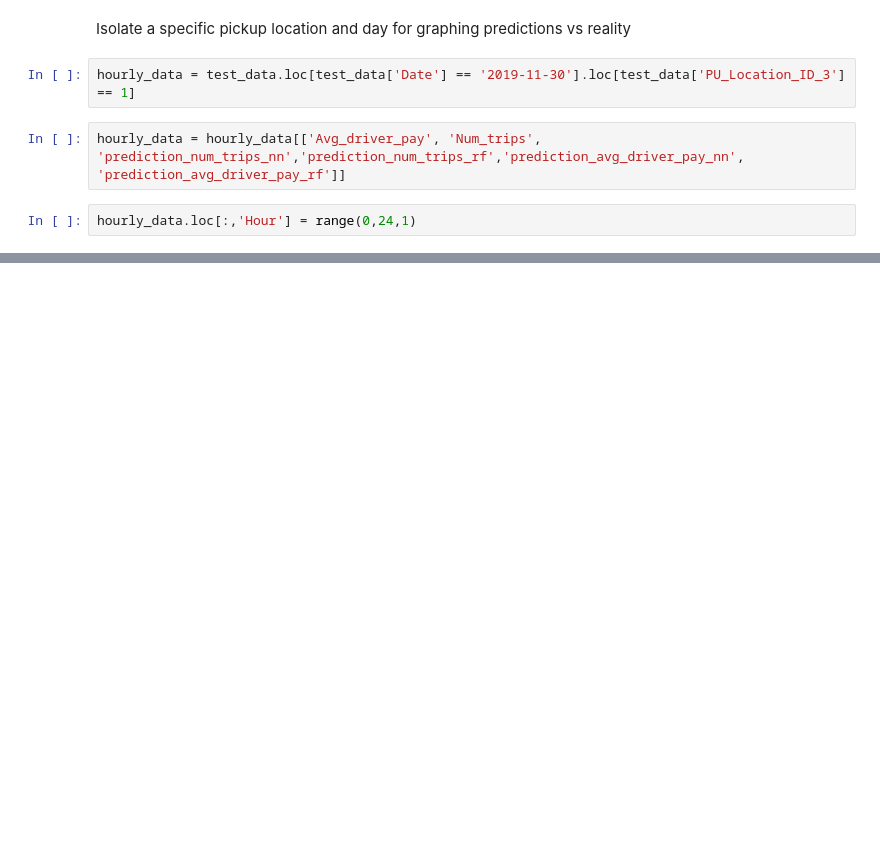
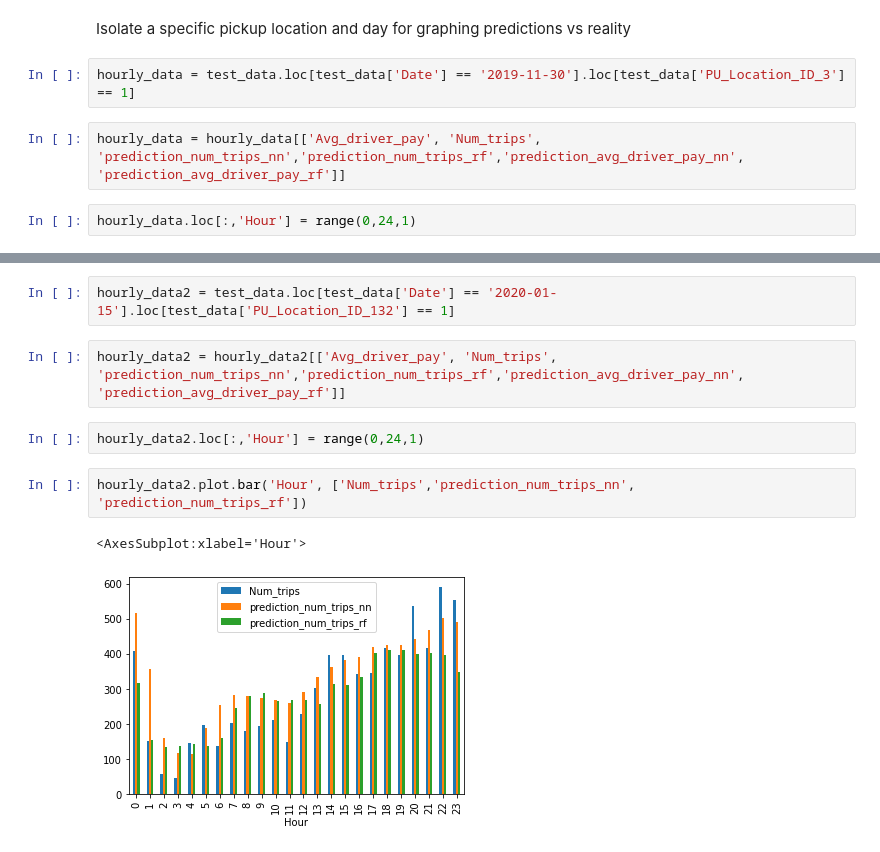
Before and after one commit to MAST30034-Applied-Data-Science/mast30034-project-1-senturner, a Jupyter notebook: notebooks/model_analysis.ipynb, the cells around one changed output, grey strips where cells are left out. Drawn from its saved outputs; the diff is of its cells as text; blank space fills up the shorter version.

```diff
--- a/notebooks/model_analysis.ipynb
+++ b/notebooks/model_analysis.ipynb
@@ -35 +52,12 @@ hourly_data.plot.bar('Hour', ['Num_trips','prediction_num_trips_nn', 'prediction
+# %%
+hourly_data2 = test_data.loc[test_data['Date'] == '2020-01-15'].loc[test_data['PU_Location_ID_132'] == 1]
+# %%
+hourly_data2 = hourly_data2[['Avg_driver_pay', 'Num_trips', 'prediction_num_trips_nn','prediction_num_trips_rf','prediction_avg_driver_pay_nn', 'prediction_avg_driver_pay_rf']]
+# %%
+hourly_data2.loc[:,'Hour'] = range(0,24,1)
+# %%
+hourly_data2.plot.bar('Hour', ['Num_trips','prediction_num_trips_nn', 'prediction_num_trips_rf'])
+# %% [output]
+<AxesSubplot:xlabel='Hour'>
+[figure, added]
 # %%
```
Also changed, not shown: parts of 6 cells of this notebook, 11 other files.
